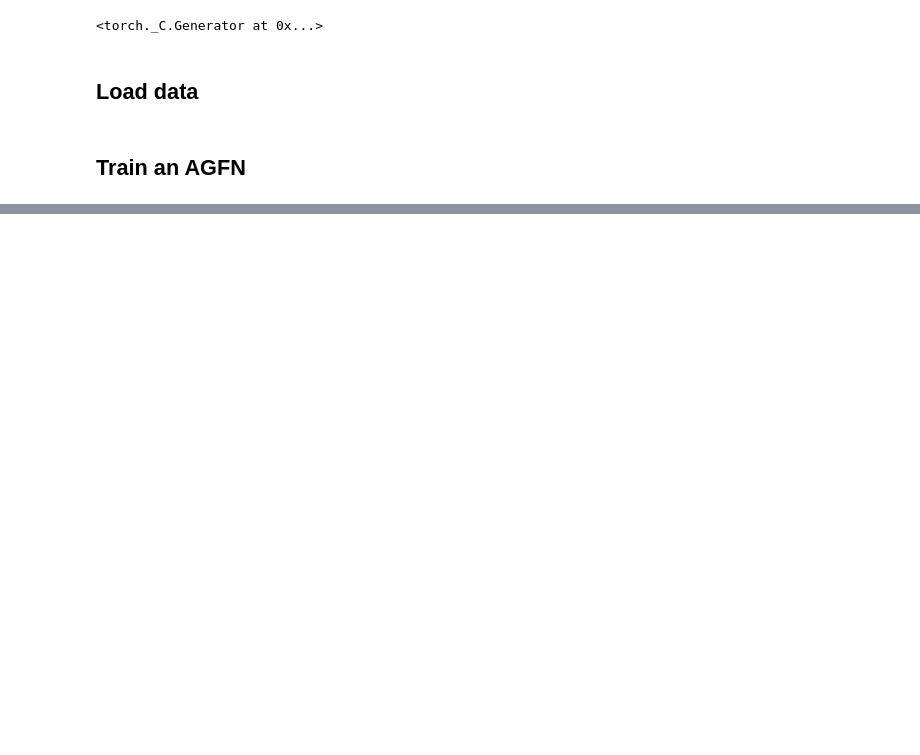
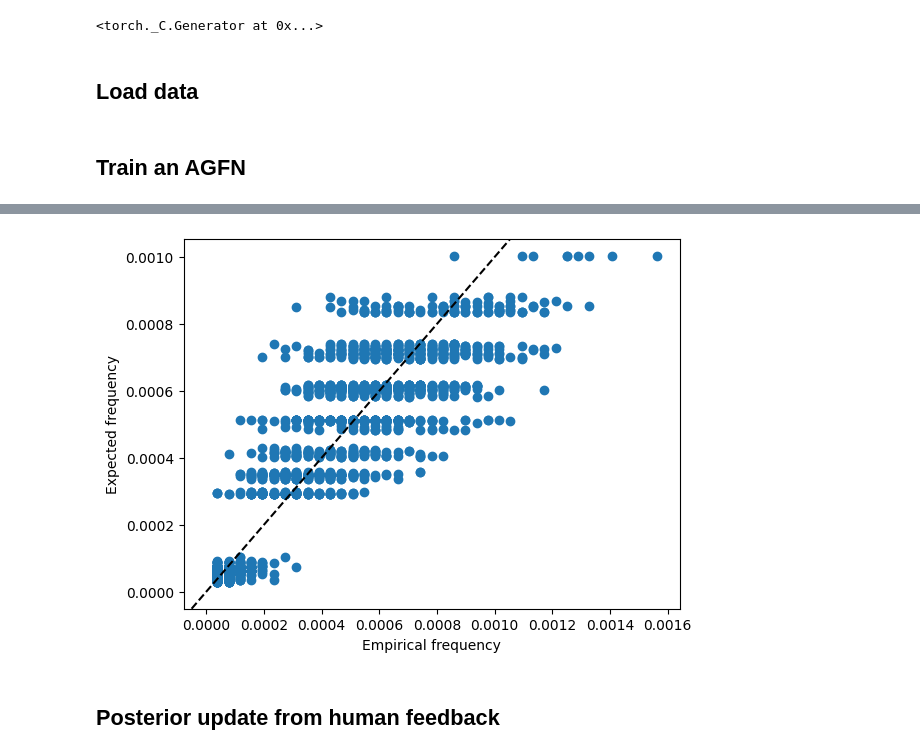
Before and after one commit to ML-FGV/agfn, a Jupyter notebook: examples/train_agfn.ipynb, the cells around one changed output, grey strips where cells are left out. Saved outputs shown, nothing was run; the diff lists cells and outputs as text; code cells hidden in the pictures; blank space fills up the shorter version.

```diff
--- a/examples/train_agfn.ipynb
+++ b/examples/train_agfn.ipynb
@@ -31,6 +35,6 @@ num_layers = 2
 pf = ForwardPolicyHITL(num_nodes, hidden_dim, num_layers, device=device)
 pb = BackwardPolicyHITL(device=device)
 
-gfn = GFlowNet(pf, pb, criterion="tb", device=device)
+gfn = GFlowNet(pf, pb, criterion="cb", device=device)
 # %%
 log_reward = LogReward(data, device=device)
@@ -49,12 +56,17 @@ assert is_graph_mag.all(), (th.mean(), th)
 # %% [markdown]
 ## Train an AGFN
 # %%
+gfn.train()
 opt = torch.optim.Adam([
     {"params": gfn.pf.parameters(), "lr": 1e-3},
     {"params": gfn.log_z, "lr": 1e-1},
 ])
 
-num_epochs = int(1e4)
+num_epochs = int(2500)
+
+sch = torch.optim.lr_scheduler.CosineAnnealingLR(opt, T_max=num_epochs)
+
+log_z_values = []
 
 pbar = tqdm.tqdm(range(num_epochs))
 
@@ -64,5 +76,8 @@ for _ in pbar:
     loss = gfn(initial_state)
     loss.backward()
     opt.step()
+    sch.step()
+
+    log_z_values.append(gfn.log_z.detach().cpu().item())
 
     pbar.set_postfix(loss=loss.item())
@@ -127,0 +84,31 @@ for _ in pbar:
+# %%
+gfn.eval()
+# Sample a lot of graphs and compute their relative frequencies
+graphs = []
+log_rewards = []
+
+for _ in tqdm.trange(int(1e2)):
+    initial_state = MAG_HITL(num_nodes, 256, log_reward)
+    state = gfn.sample(initial_state)
+    graphs.append(state.adjacency_matrix.cpu().numpy())
+    log_rewards.append(state.log_reward().cpu().numpy())
+
+graphs = np.concatenate(graphs, axis=0)
+log_rewards = np.concatenate(log_rewards, axis=0)
+# %%
+_, indices, counts = np.unique(graphs, axis=0, return_counts=True, return_index=True)
+empirical_freq = np.log(counts) - np.log(counts.sum())
+expected_freq = log_rewards[indices] - scipy_special.logsumexp(log_rewards[indices])
+# %%
+plt.scatter(
+    np.exp(empirical_freq), np.exp(expected_freq)
+)
+
+plt.axline((0, 0), slope=1, color="black", linestyle="--")
+plt.xlabel("Empirical frequency")
+plt.ylabel("Expected frequency")
+plt.show()
+# %% [output]
+[figure, added]
+# %% [markdown]
+## Posterior update from human feedback
```
Also changed, not shown: parts of 8 cells of this notebook, 4 other files.
